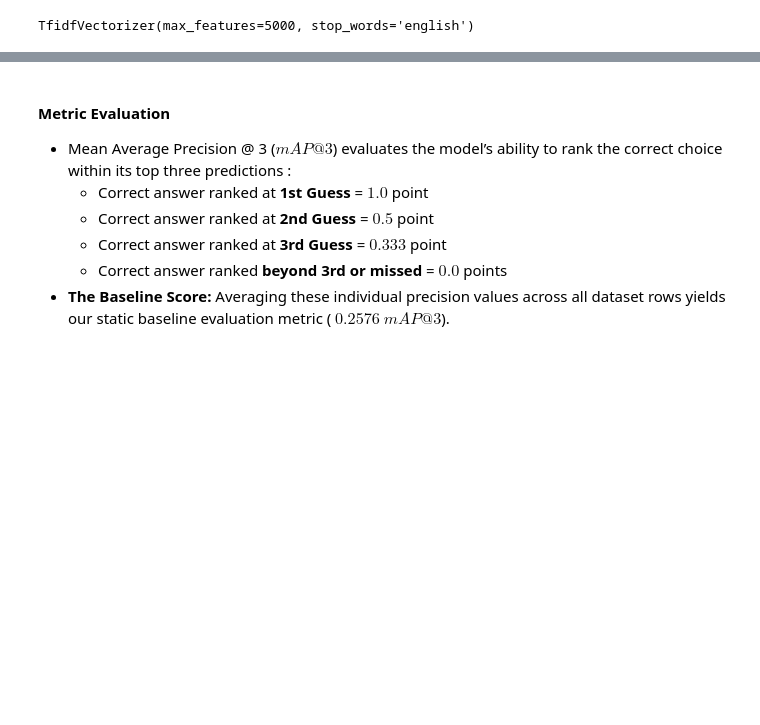
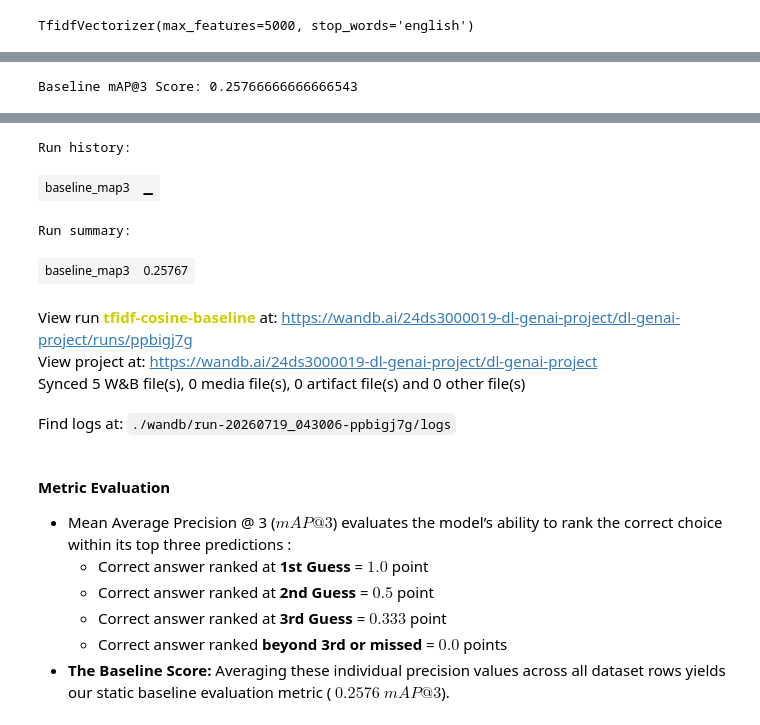
Before and after one commit to udayprattap/dl-genai-project-26-t2, a Jupyter notebook: kaggle_notebook.ipynb, the cells around one changed output, grey strips where cells are left out. Drawn from its saved outputs; the diff is of its cells as text; code cells hidden in the pictures; blank space fills up the shorter version.

```diff
--- a/kaggle_notebook.ipynb
+++ b/kaggle_notebook.ipynb
@@ -226,26 +228,3 @@ for index, row in train_df.iterrows():
     predictions.append(top_3)
 
 train_df['tfidf_prediction'] = predictions
-# %%
-total_score = 0.0
-total_questions = len(train_df)
-
-actual_answers = train_df['answer'].tolist()
-predicted_answers = train_df['tfidf_prediction'].tolist()
-
-for i in range(total_questions):
-    actual = actual_answers[i]
-    predicted = predicted_answers[i]
-
-    if actual == predicted[0]:
-        total_score += 1.0
-    elif actual == predicted[1]:
-        total_score += 0.5
-    elif actual == predicted[2]:
-        total_score += 0.3333
-
-map3_score = total_score / total_questions
-print("Baseline mAP@3 Score:", map3_score)
-
-wandb.log({"baseline_map3": map3_score})
-wandb.finish()
@@ -262,0 +231,23 @@ Find logs at: ./wandb/run-20260718_155416-8zvxb1k2/logs
+# %%
+def calculate_map3(actuals, predictions):
+
+    total_score = 0.0
+    num_questions = len(actuals)
+
+    for actual, top_3 in zip(actuals, predictions):
+        if actual == top_3[0]:
+            total_score += 1.0
+        elif actual == top_3[1]:
+            total_score += 0.5
+        elif actual == top_3[2]:
+            total_score += 1.0 / 3.0
+
+    return total_score / num_questions
+# %%
+map3_score = calculate_map3(train_df['answer'], train_df['tfidf_prediction'])
+print("Baseline mAP@3 Score:", map3_score)
+wandb.log({"baseline_map3": map3_score})
+
+wandb.finish()
+# %% [output]
+Baseline mAP@3 Score: 0.25766666666666543
@@ -263,3 +255,11 @@ Find logs at: ./wandb/run-20260718_155416-8zvxb1k2/logs
+Run history:
+| baseline_map3 | ▁ |
+Run summary:
+| baseline_map3 | 0.25767 |
+View run tfidf-cosine-baseline at: https://wandb.ai/24ds3000019-dl-genai-project/dl-genai-project/runs/ppbigj7g
+View project at: https://wandb.ai/24ds3000019-dl-genai-project/dl-genai-project
+Synced 5 W&B file(s), 0 media file(s), 0 artifact file(s) and 0 other file(s)
+Find logs at: ./wandb/run-20260719_043006-ppbigj7g/logs
 # %% [markdown]
 #### Metric Evaluation
 *  Mean Average Precision @ 3 ($mAP@3$) evaluates the model’s ability to rank the correct choice within its top three predictions :
```
Also changed, not shown: parts of 31 cells of this notebook.
